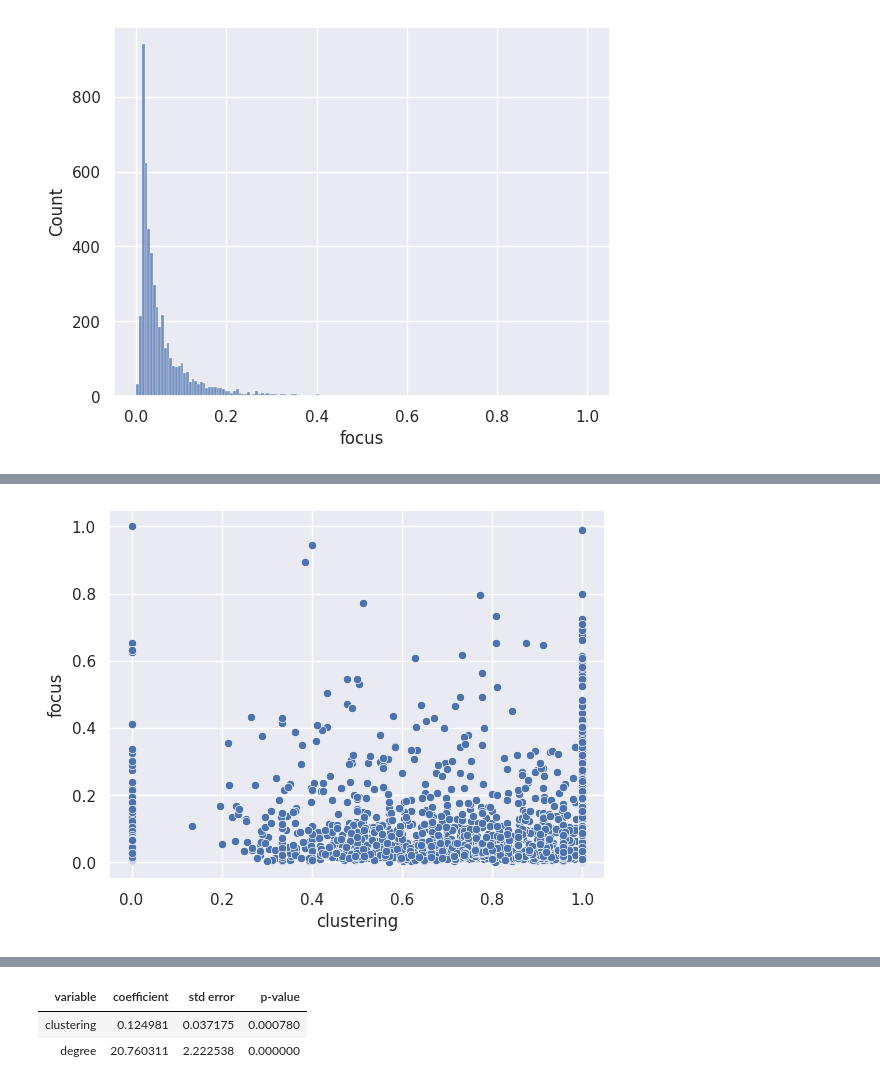
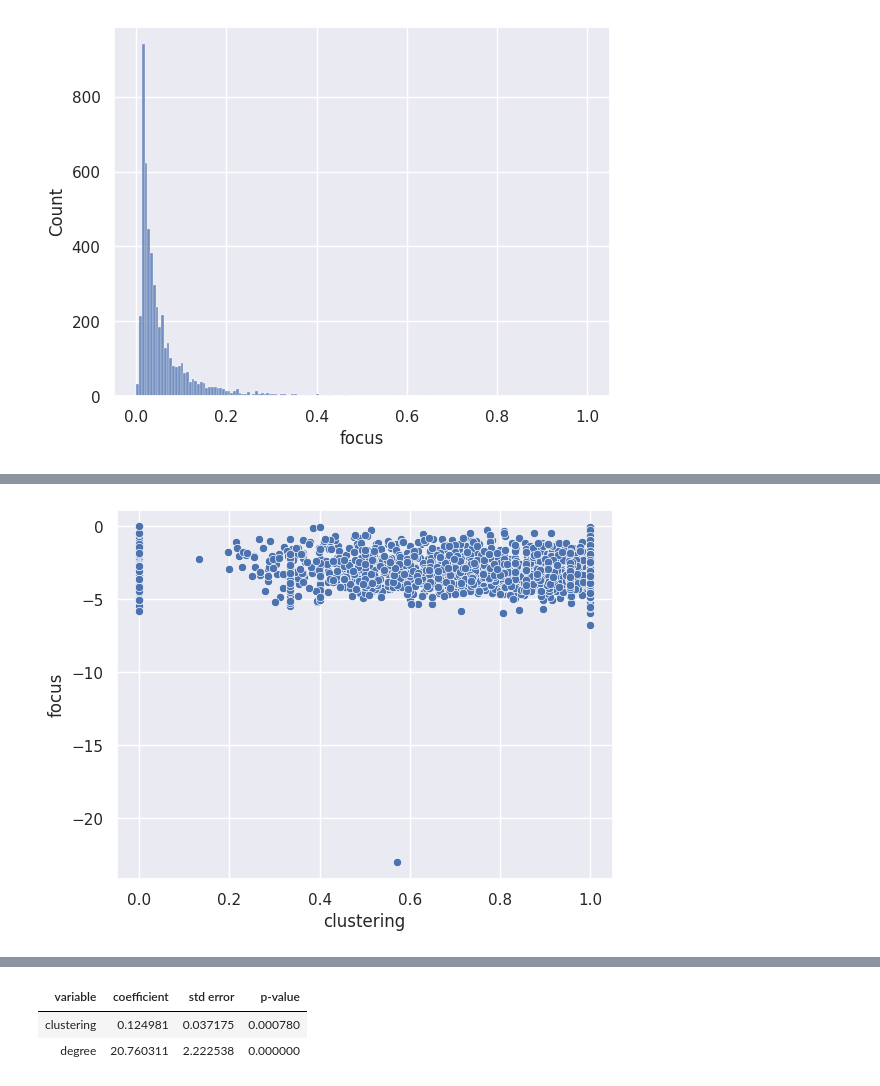
Before and after one commit to matheus-1618/Github-Colaborations-Network, a Jupyter notebook: Graph.ipynb, the cells around one changed output, grey strips where cells are left out. Saved outputs shown, nothing was run; the diff lists cells and outputs as text; code cells hidden in the pictures.

```diff
--- a/Graph.ipynb
+++ b/Graph.ipynb
@@ -287,0 +318,6 @@ As we can see above there collaborators who are much higher than the collaborati
+# %%
+degrees = []
+for v in g.all_vertices():
+    degrees.append(v.total_degree())
+data['degree_count'] = degrees
+data['degree_count'].describe().to_frame()
@@ -339,9 +394,9 @@ import regression as reg
 from scipy import stats
 from matplotlib import pyplot as plt
 # %%
-sns.scatterplot(x=data['clustering'], y=data['focus']);
+sns.scatterplot(x=data['clustering'], y=np.log(data['focus']));
 # %% [output]
-[figure, old version]
+[figure, new version]
 # %%
 data.sort_values(by="focus",ascending=False)
 # %% [output]
```
Also changed, not shown: parts of 48 cells of this notebook, 4 other files.
